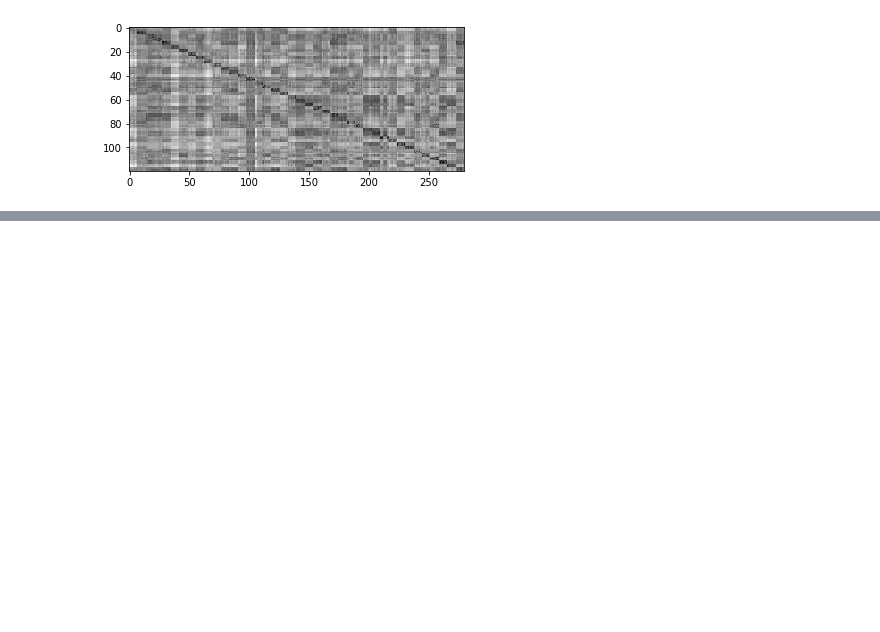
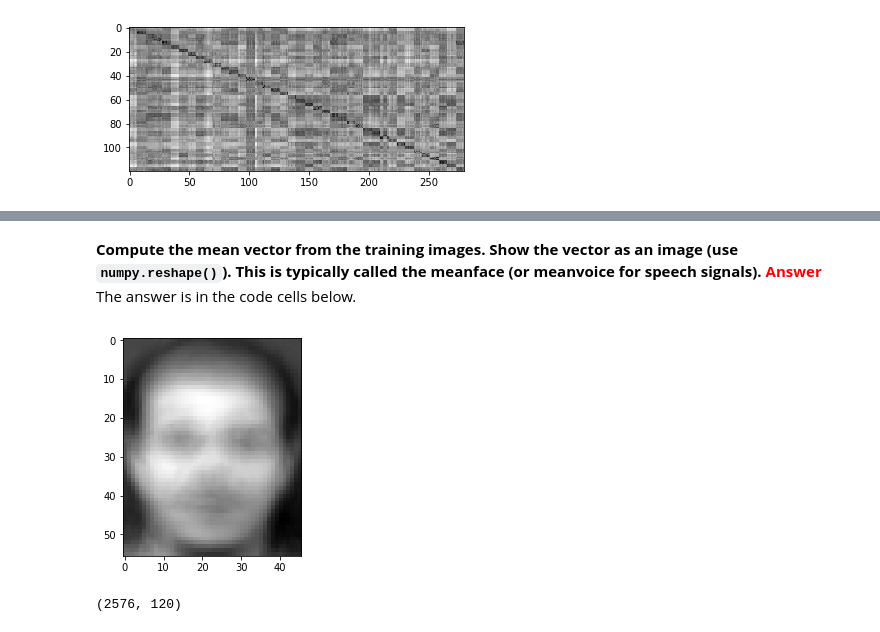
Before and after one commit to pirsquareff/fisherface, a Jupyter notebook: notebook/Face Verification.ipynb, the cells around one changed output, grey strips where cells are left out. Saved outputs shown, nothing was run; the diff lists cells and outputs as text; code cells hidden in the pictures; blank space fills up the shorter version.

```diff
--- a/notebook/Face Verification.ipynb
+++ b/notebook/Face Verification.ipynb
@@ -171,0 +308,22 @@ plt.show()
+# %% [markdown]
+**Compute the mean vector from the training images. Show the vector as an image (use `numpy.reshape()`). This is typically called the meanface (or meanvoice for speech signals).**
+<font color=red>**Answer**</font><br>
+The answer is in the code cells below.
+# %%
+T = np.array(T)
+D = np.array(T)
+X = np.reshape(T, (T.shape[0], T.shape[1] * T.shape[2]))
+X = X.T
+# %%
+# Calculate meanface
+mu_X = np.mean(X, axis = 1)
+plt.imshow(np.reshape(mu_X, (image_resolution[0], image_resolution[1])), cmap = "gray")
+plt.show()
+# %% [output]
+[figure, added]
+# %%
+# calculate X_hat (the matrix with the mean of the input samples removed)
+X_hat = X - np.array([mu_X] * 120).T
+X_hat.shape
+# %% [output]
+(2576, 120)
```
Also changed, not shown: parts of 41 cells of this notebook, 2 other files.
